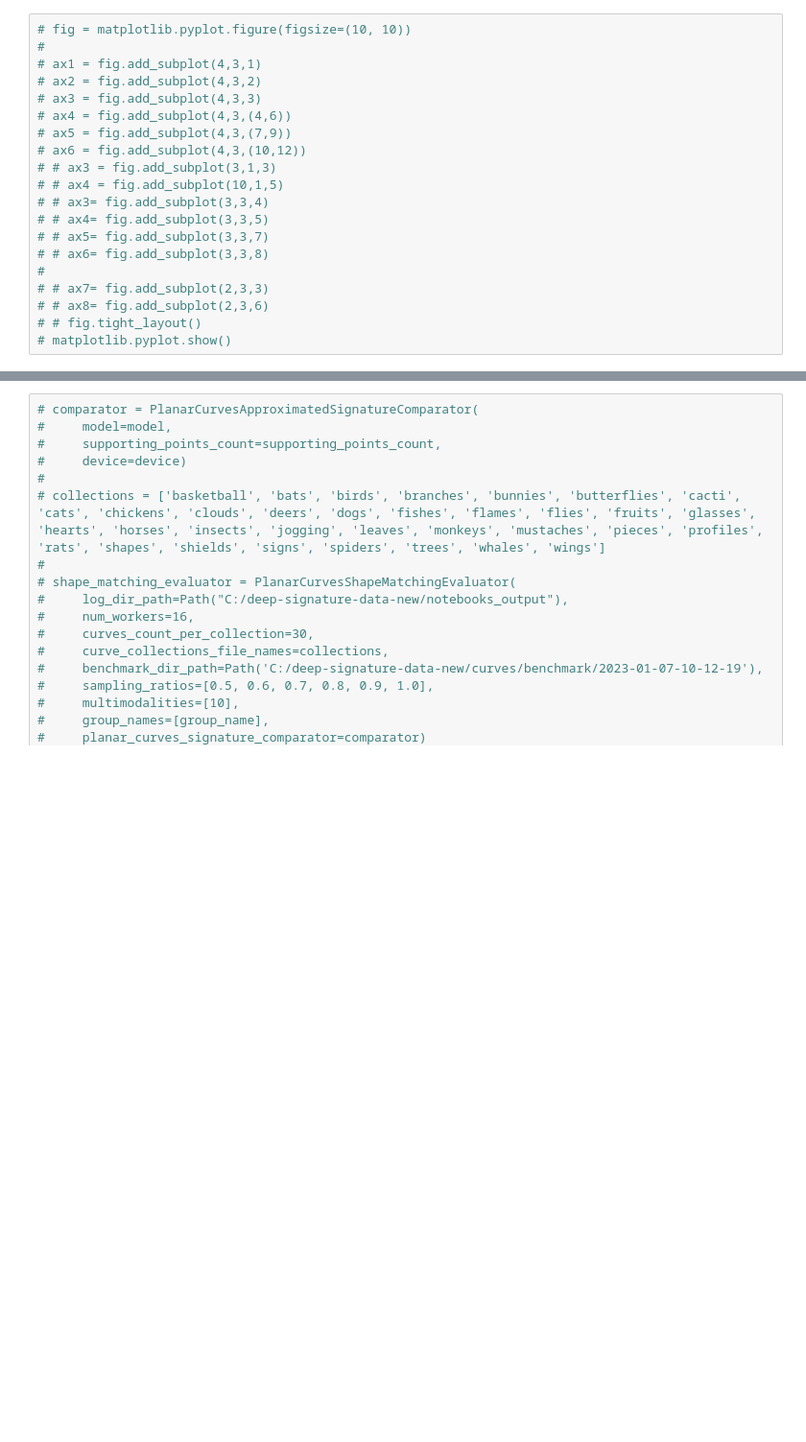
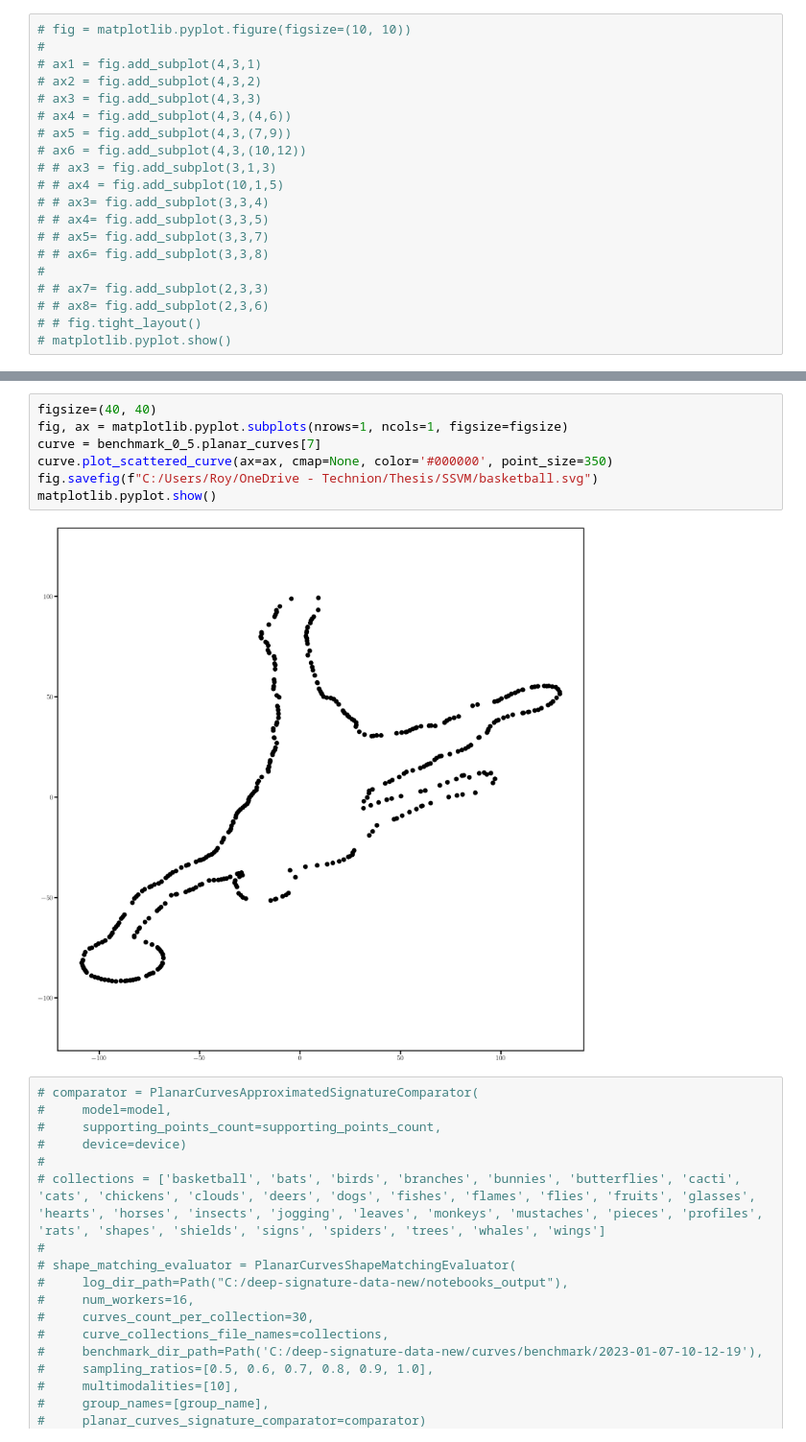
Before and after one commit to royvelich/deep-signature, a Jupyter notebook: applets/notebooks/plot_signatures.ipynb, the cells around one changed output, grey strips where cells are left out. Shown at 96% size. Cells and saved outputs as stored; diff of their text form; blank space fills up the shorter version.

```diff
--- a/applets/notebooks/plot_signatures.ipynb
+++ b/applets/notebooks/plot_signatures.ipynb
@@ -377,3 +387,12 @@ handle_signature_comparison_plot(curve1=curve4, curve2=None, file_name=f'man_0_5
+# %%
+figsize=(40, 40)
+fig, ax = matplotlib.pyplot.subplots(nrows=1, ncols=1, figsize=figsize)
+curve = benchmark_0_5.planar_curves[7]
+curve.plot_scattered_curve(ax=ax, cmap=None, color='#000000', point_size=350)
+fig.savefig(f"C:/Users/Roy/OneDrive - Technion/Thesis/SSVM/basketball.svg")
+matplotlib.pyplot.show()
+# %% [output]
+[figure, added]
 # %%
 # comparator = PlanarCurvesApproximatedSignatureComparator(
 #     model=model,
```
Also changed, not shown: parts of 2 cells of this notebook, 3 other files.
